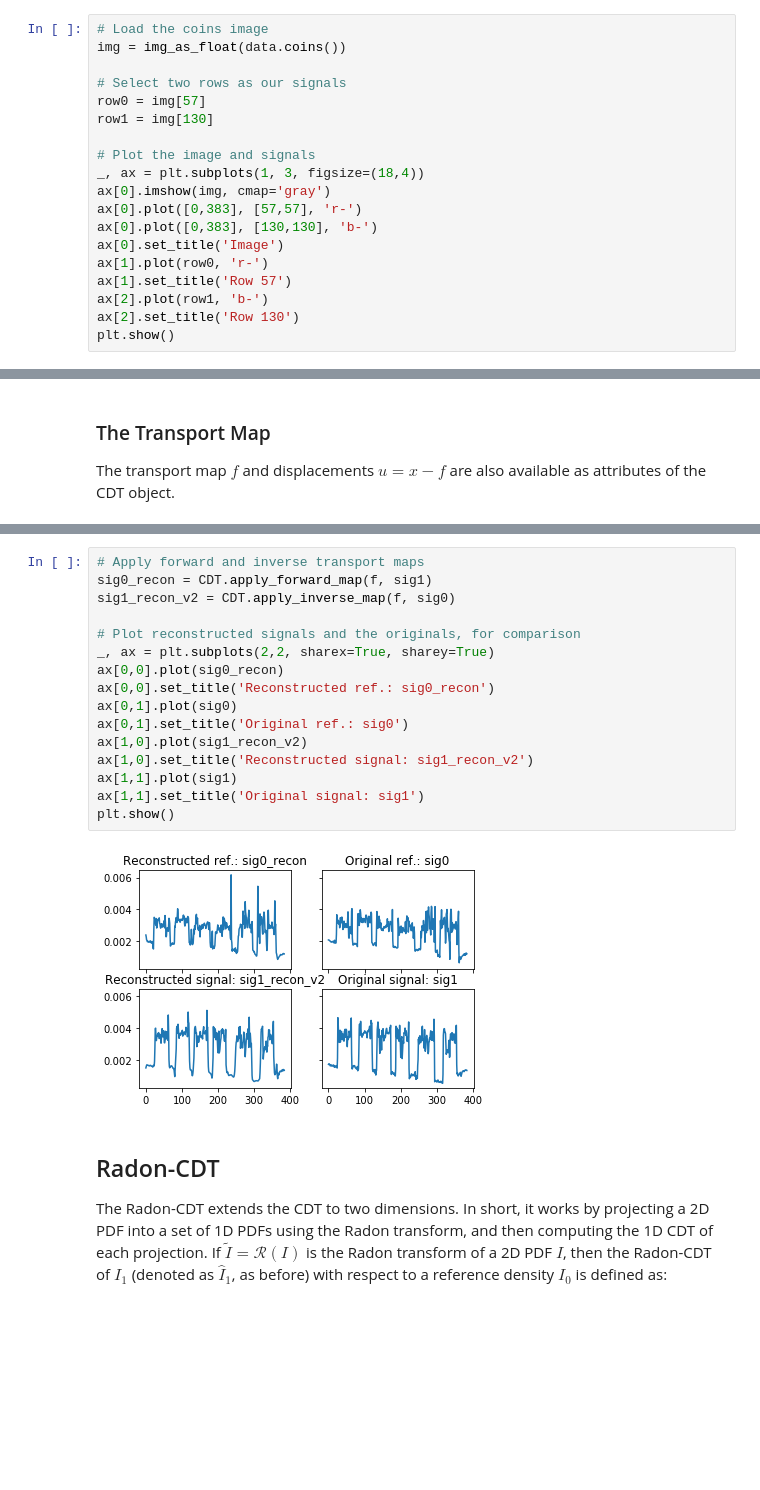
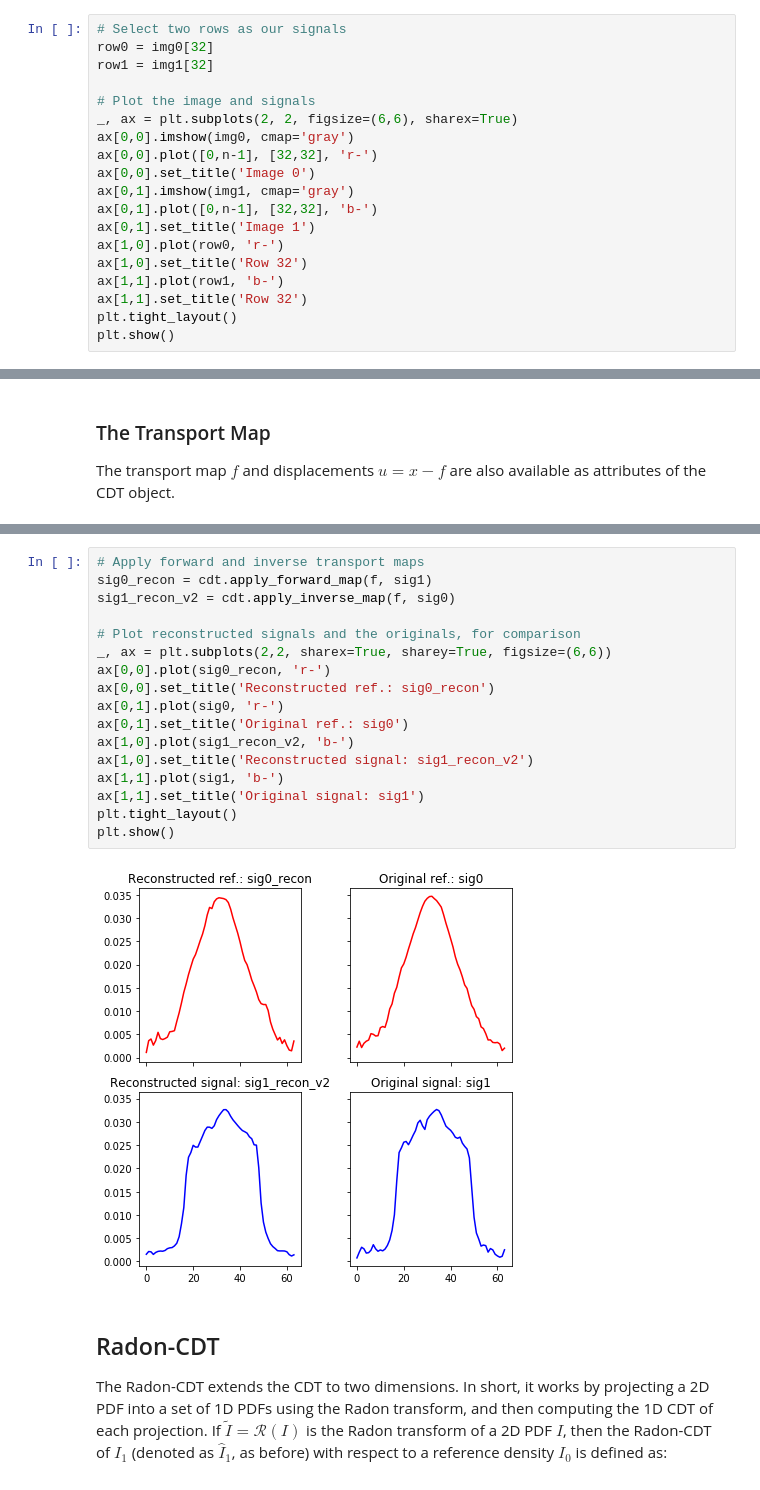
Before and after one commit to LiamCattell/optimaltransport, a Jupyter notebook: tutorials/01_transform_basics.ipynb, the cells around one changed output, grey strips where cells are left out. Drawn from its saved outputs; the diff is of its cells as text; blank space fills up the shorter version.

```diff
--- a/tutorials/01_transform_basics.ipynb
+++ b/tutorials/01_transform_basics.ipynb
@@ -59,20 +102,20 @@ We will test the CDT using some sample data from *scikit-image*. Since the CDT o
 # %%
-# Load the coins image
-img = img_as_float(data.coins())
-
 # Select two rows as our signals
-row0 = img[57]
-row1 = img[130]
+row0 = img0[32]
+row1 = img1[32]
 
 # Plot the image and signals
-_, ax = plt.subplots(1, 3, figsize=(18,4))
-ax[0].imshow(img, cmap='gray')
-ax[0].plot([0,383], [57,57], 'r-')
-ax[0].plot([0,383], [130,130], 'b-')
-ax[0].set_title('Image')
-ax[1].plot(row0, 'r-')
-ax[1].set_title('Row 57')
-ax[2].plot(row1, 'b-')
-ax[2].set_title('Row 130')
+_, ax = plt.subplots(2, 2, figsize=(6,6), sharex=True)
+ax[0,0].imshow(img0, cmap='gray')
+ax[0,0].plot([0,n-1], [32,32], 'r-')
+ax[0,0].set_title('Image 0')
+ax[0,1].imshow(img1, cmap='gray')
+ax[0,1].plot([0,n-1], [32,32], 'b-')
+ax[0,1].set_title('Image 1')
+ax[1,0].plot(row0, 'r-')
+ax[1,0].set_title('Row 32')
+ax[1,1].plot(row1, 'b-')
+ax[1,1].set_title('Row 32')
+plt.tight_layout()
 plt.show()
 # %% [output]
@@ -257,22 +298,23 @@ $$
 We include these functions here for completeness, however, for a more practical example of these functions, we refer the reader to the geodesics tutorial.
 # %%
 # Apply forward and inverse transport maps
-sig0_recon = CDT.apply_forward_map(f, sig1)
-sig1_recon_v2 = CDT.apply_inverse_map(f, sig0)
+sig0_recon = cdt.apply_forward_map(f, sig1)
+sig1_recon_v2 = cdt.apply_inverse_map(f, sig0)
 
 # Plot reconstructed signals and the originals, for comparison
-_, ax = plt.subplots(2,2, sharex=True, sharey=True)
-ax[0,0].plot(sig0_recon)
+_, ax = plt.subplots(2,2, sharex=True, sharey=True, figsize=(6,6))
+ax[0,0].plot(sig0_recon, 'r-')
 ax[0,0].set_title('Reconstructed ref.: sig0_recon')
-ax[0,1].plot(sig0)
+ax[0,1].plot(sig0, 'r-')
 ax[0,1].set_title('Original ref.: sig0')
-ax[1,0].plot(sig1_recon_v2)
+ax[1,0].plot(sig1_recon_v2, 'b-')
 ax[1,0].set_title('Reconstructed signal: sig1_recon_v2')
-ax[1,1].plot(sig1)
+ax[1,1].plot(sig1, 'b-')
 ax[1,1].set_title('Original signal: sig1')
+plt.tight_layout()
 plt.show()
 # %% [output]
-[figure, old version]
+[figure, new version]
 # %% [markdown]
 ## Radon-CDT
 
```
Also changed, not shown: parts of 27 cells of this notebook, 1 other file.
